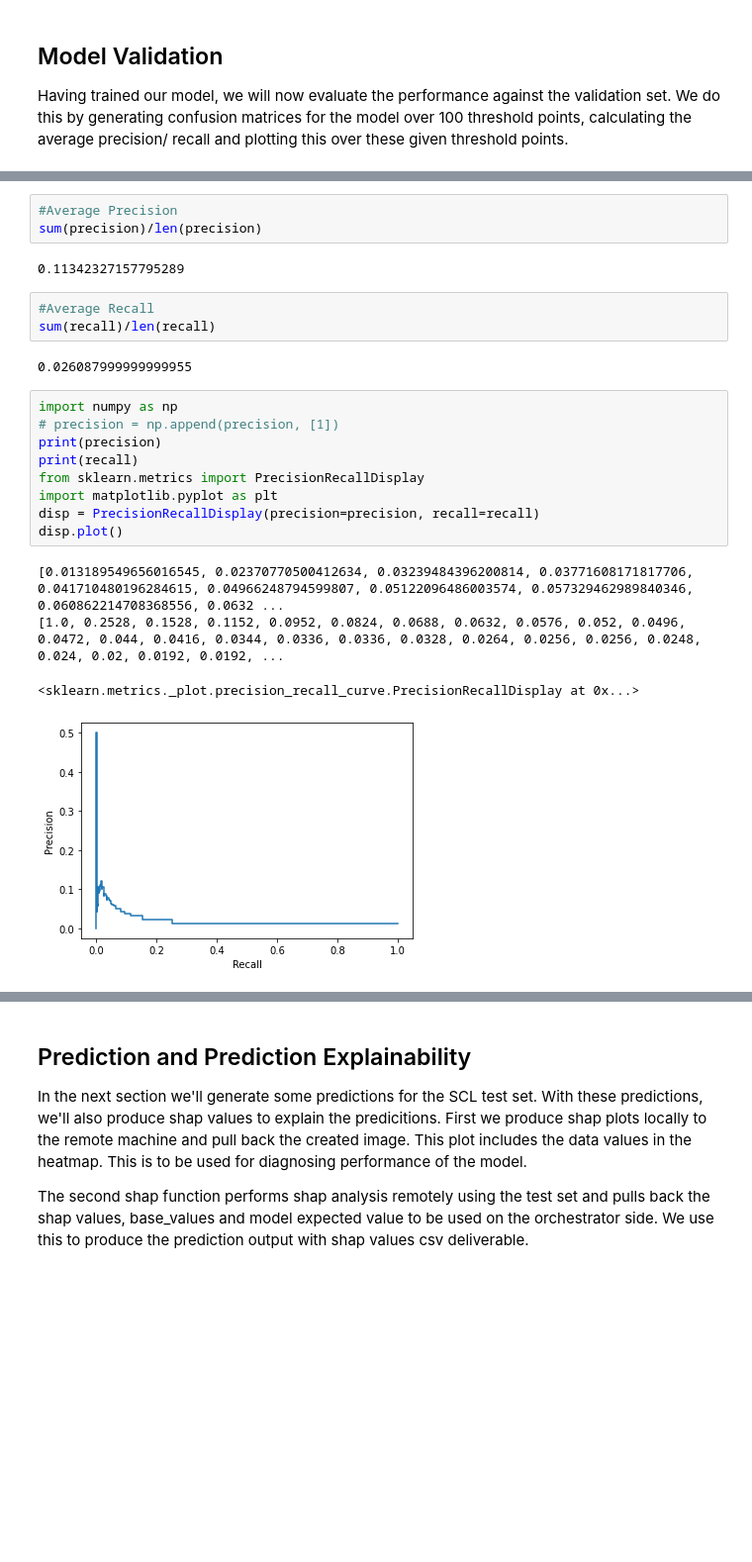
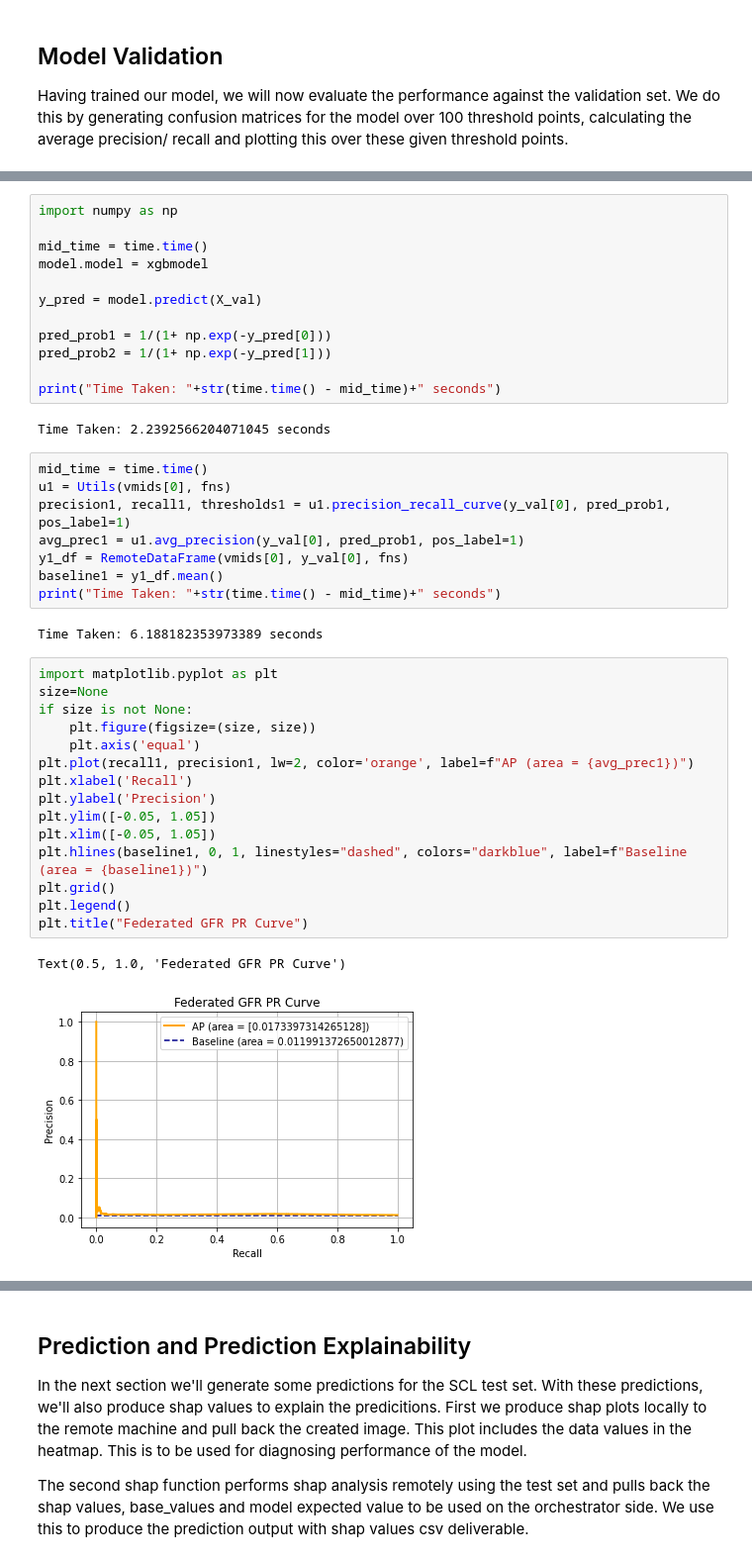
Before and after one commit to secureailabs/Engineering, a Jupyter notebook: Milestone3/orchestrator_scripts/KPMG/Fed_NGOs/orchestrator_Federated_clean.ipynb, the cells around one changed output, grey strips where cells are left out. Shown at 99% size. Saved outputs shown, nothing was run; the diff lists cells and outputs as text; blank space fills up the shorter version.

Commit message:
BOARD-875 Orchestrator federated

```diff
--- a/Milestone3/orchestrator_scripts/KPMG/Fed_NGOs/orchestrator_Federated_clean.ipynb
+++ b/Milestone3/orchestrator_scripts/KPMG/Fed_NGOs/orchestrator_Federated_clean.ipynb
@@ -376,24 +299,42 @@ Threshold 2
-# %%
-#Average Precision
-sum(precision)/len(precision)
-# %% [output]
-0.11342327157795289
-# %%
-#Average Recall
-sum(recall)/len(recall)
-# %% [output]
-0.026087999999999955
-# %%
-import numpy as np
-# precision = np.append(precision, [1])
-print(precision)
-print(recall)
-from sklearn.metrics import PrecisionRecallDisplay
-import matplotlib.pyplot as plt
-disp = PrecisionRecallDisplay(precision=precision, recall=recall)
-disp.plot()
-# %% [output]
-[0.013189549656016545, 0.02370770500412634, 0.03239484396200814, 0.03771608171817706, 0.041710480196284615, 0.04966248794599807, 0.05122096486003574, 0.057329462989840346, 0.060862214708368556, 0.0632 ...
-[1.0, 0.2528, 0.1528, 0.1152, 0.0952, 0.0824, 0.0688, 0.0632, 0.0576, 0.052, 0.0496, 0.0472, 0.044, 0.0416, 0.0344, 0.0336, 0.0336, 0.0328, 0.0264, 0.0256, 0.0256, 0.0248, 0.024, 0.02, 0.0192, 0.0192, ...
-<sklearn.metrics._plot.precision_recall_curve.PrecisionRecallDisplay at 0x...>
-[figure, removed]
+# %%
+import numpy as np
+
+mid_time = time.time()
+model.model = xgbmodel
+
+y_pred = model.predict(X_val)
+
+pred_prob1 = 1/(1+ np.exp(-y_pred[0]))
+pred_prob2 = 1/(1+ np.exp(-y_pred[1]))
+
+print("Time Taken: "+str(time.time() - mid_time)+" seconds")
+# %% [output]
+Time Taken: 2.2392566204071045 seconds
+# %%
+mid_time = time.time()
+u1 = Utils(vmids[0], fns)
+precision1, recall1, thresholds1 = u1.precision_recall_curve(y_val[0], pred_prob1, pos_label=1)
+avg_prec1 = u1.avg_precision(y_val[0], pred_prob1, pos_label=1)
+y1_df = RemoteDataFrame(vmids[0], y_val[0], fns)
+baseline1 = y1_df.mean()
+print("Time Taken: "+str(time.time() - mid_time)+" seconds")
+# %% [output]
+Time Taken: 6.188182353973389 seconds
+# %%
+import matplotlib.pyplot as plt
+size=None
+if size is not None:
+    plt.figure(figsize=(size, size))
+    plt.axis('equal')
+plt.plot(recall1, precision1, lw=2, color='orange', label=f"AP (area = {avg_prec1})")
+plt.xlabel('Recall')
+plt.ylabel('Precision')
+plt.ylim([-0.05, 1.05])
+plt.xlim([-0.05, 1.05])
+plt.hlines(baseline1, 0, 1, linestyles="dashed", colors="darkblue", label=f"Baseline (area = {baseline1})")
+plt.grid()
+plt.legend()
+plt.title("Federated GFR PR Curve")
+# %% [output]
+Text(0.5, 1.0, 'Federated GFR PR Curve')
+[figure, added]
```
Also changed, not shown: parts of 26 cells of this notebook.
